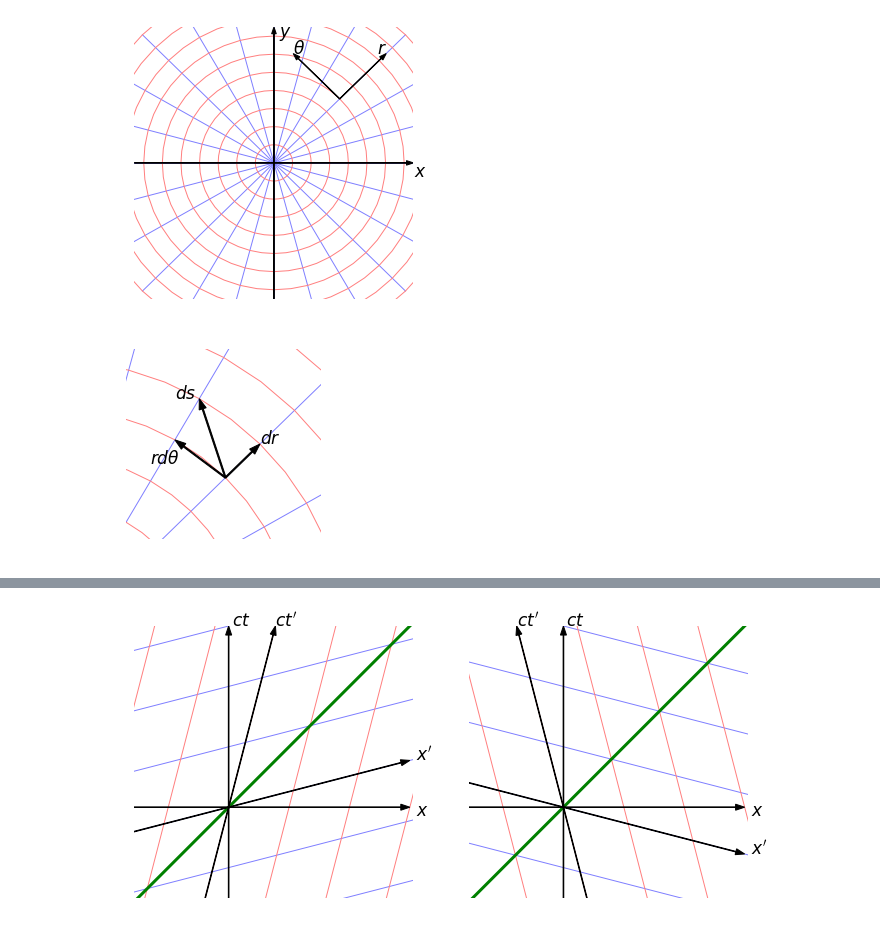
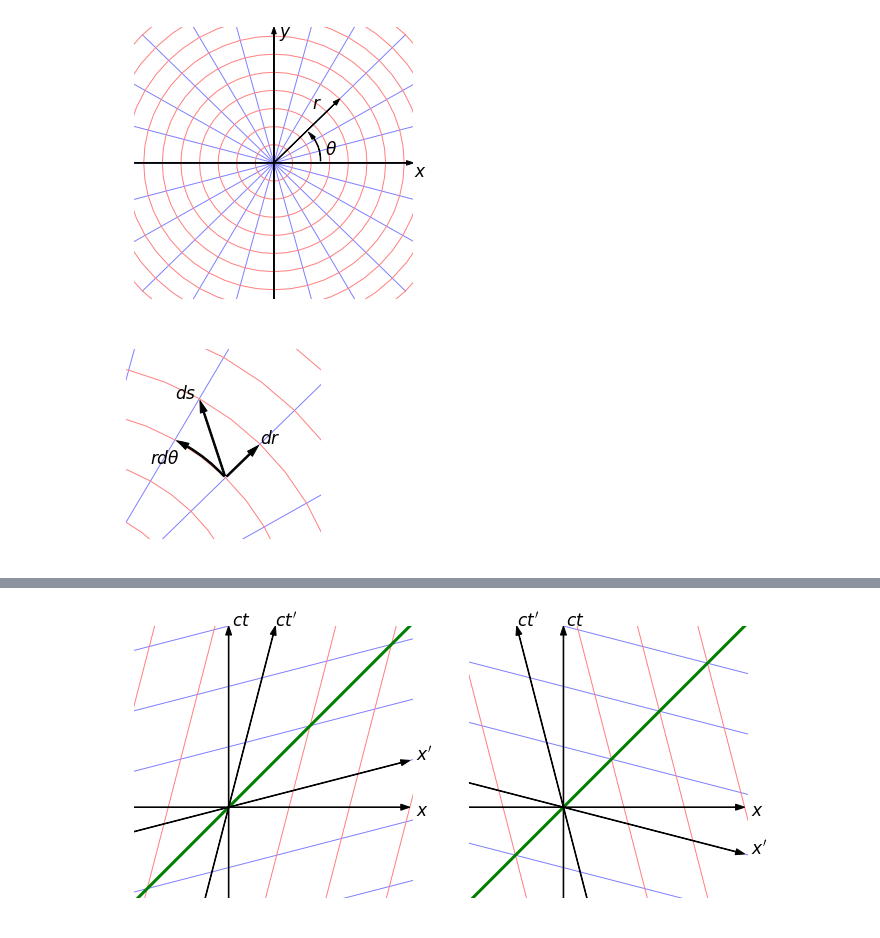
Before and after one commit to msakuta/notebooks, a Jupyter notebook: RelativityFigures.ipynb, the cells around one changed output, grey strips where cells are left out. Cells and saved outputs as stored; diff of their text form; code cells hidden in the pictures.

```diff
--- a/RelativityFigures.ipynb
+++ b/RelativityFigures.ipynb
@@ -8,30 +254,34 @@ from mpl_toolkits.mplot3d import Axes3D
 # %%
 fig = plt.figure(figsize=(5,5))
 def plot_polar():
     theta = np.linspace(-np.pi, np.pi, 25).reshape((-1,1))
     r = np.linspace(0,2,11).reshape((-1,1))
     Y = np.sin(theta).T * np.array([r[0], r[-1]])
     X = np.cos(theta).T * np.array([r[0], r[-1]])
+
+    style="Simple,tail_width=0.5,head_width=4,head_length=8"
+    kw = dict(arrowstyle=style, color="k", zorder=5)
 
     ax = fig.add_subplot(1, 1, 1)
     ax.plot(X,Y,color=[0.5,0.5,1],linewidth=1)
     theta = np.linspace(-np.pi, np.pi, 49).reshape((-1,1))
     Y = r.T * np.sin(theta)
     X = r.T * np.cos(theta)
     ax.plot(X,Y,color=[1,0.5,0.5],linewidth=1)
     ax.arrow(0,-1.5,0,3,color='k',linewidth=None,width=0.005,length_includes_head=True,head_width=0.05, zorder=5)
     ax.text(0.05, 1.4, r'$y$', fontsize=17)
     ax.arrow(-1.5,0,3,0,color='k',linewidth=None,width=0.005,length_includes_head=True,head_width=0.05, zorder=5)
     ax.text(1.51, -0.15, r'$x$', fontsize=17)
-    ax.arrow(np.sqrt(.5),np.sqrt(.5),np.sqrt(.25),np.sqrt(.25),color='k',linewidth=None,width=0.005,length_includes_head=True,head_width=0.05, zorder=5)
-    ax.text(.5 ** 0.5 + .25 ** .5 - 0.1, .5 ** .5 + .25 ** .5, r'$r$', fontsize=17)
-    ax.arrow(np.sqrt(.5),np.sqrt(.5),-np.sqrt(.25),np.sqrt(.25),color='k',linewidth=None,width=0.005,length_includes_head=True,head_width=0.05, zorder=5)
-    ax.text(.5 ** 0.5 - .25 ** .5, .5 ** .5 + .25 ** .5, r'$\theta$', fontsize=17)
+    ax.arrow(0,0,np.sqrt(.5),np.sqrt(.5),color='k',linewidth=None,width=0.005,length_includes_head=True,head_width=0.05, zorder=5)
+    ax.text(.5**.5-.3, .5 ** .5-.1, r'$r$', fontsize=17)
+    ax.text(.55, .1, r'$\theta$', fontsize=17)
+    a3 = patches.FancyArrowPatch((0.5,0.), (.5*.5**.5,.5*0.5**.5),connectionstyle="arc3,rad=.25", **kw)
+    ax.add_patch(a3)
     #ax.set_title('Polar coordinates', fontsize=17)
     ax.set_xlim([-1.5,1.5])
     ax.set_ylim([-1.5,1.5])
     ax.set_axis_off()
 plot_polar()
 plt.savefig('polar.pdf', bbox_inches='tight')
 # %% [output]
-[figure, old version]
+[figure, new version]
@@ -52,12 +304,18 @@ def plot_polar():
     X = r.T * np.cos(theta)
     ax.plot(X,Y,color=[1,0.5,0.5],linewidth=1)
 
-    ax.arrow(X[6,5],Y[6,5],X[6,6]-X[6,5],Y[6,6]-Y[6,5],color='k',linewidth=None,width=0.005,length_includes_head=True,head_width=0.03, zorder=5)
+    style="Simple,tail_width=1.5,head_width=7,head_length=12"
+    kw = dict(arrowstyle=style, color="k", zorder=5)
+
+    #ax.arrow(X[6,5],Y[6,5],X[6,6]-X[6,5],Y[6,6]-Y[6,5],color='k',linewidth=None,width=0.005,length_includes_head=True,head_width=0.03, zorder=5)
     ax.text(X[6,6],Y[6,6], r'$dr$', fontsize=17)
-    ax.arrow(X[6,5],Y[6,5],X[8,5]-X[6,5],Y[8,5]-Y[6,5],color='k',linewidth=None,width=0.005,length_includes_head=True,head_width=0.03, zorder=5)
+    #ax.arrow(X[6,5],Y[6,5],X[8,5]-X[6,5],Y[8,5]-Y[6,5],color='k',linewidth=None,width=0.005,length_includes_head=True,head_width=0.03, zorder=5)
     ax.text(X[8,5]-.1,Y[8,5]-.1, r'$rd\theta$', fontsize=17)
-    ax.arrow(X[6,5],Y[6,5],X[8,6]-X[6,5],Y[8,6]-Y[6,5],color='k',linewidth=None,width=0.005, length_includes_head=True,head_width=0.03, zorder=5)
+    #ax.arrow(X[6,5],Y[6,5],X[8,6]-X[6,5],Y[8,6]-Y[6,5],color='k',linewidth=None,width=0.005, length_includes_head=True,head_width=0.03, zorder=5)
     ax.text(X[8,6]-.1,Y[8,6], r'$ds$', fontsize=17)
+    ax.add_patch(patches.FancyArrowPatch((X[6,5],Y[6,5]),(X[6,6],Y[6,6]), **kw))
+    ax.add_patch(patches.FancyArrowPatch((X[6,5],Y[6,5]),(X[8,6],Y[8,6]), **kw))
+    ax.add_patch(patches.FancyArrowPatch((X[6,5],Y[6,5]),(X[8,5],Y[8,5]), connectionstyle="arc3,rad=.1", **kw))
     #ax.arrow(X[8,5],Y[8,5],X[8,6]-X[8,5],Y[8,6]-Y[8,5],color='k',linewidth=None,width=0.005, head_width=0, zorder=5)
     #ax.arrow(X[6,6],Y[6,6],X[8,6]-X[6,6],Y[8,6]-Y[6,6],color='k',linewidth=None,width=0.005, head_width=0, zorder=5)
     #ax.set_title('Polar coordinates', fontsize=17)
@@ -67,4 +325,4 @@ def plot_polar():
 plot_polar()
 plt.savefig('polar_d.pdf', bbox_inches='tight')
 # %% [output]
-[figure, old version]
+[figure, new version]
```
Also changed, not shown: parts of 13 cells of this notebook.
